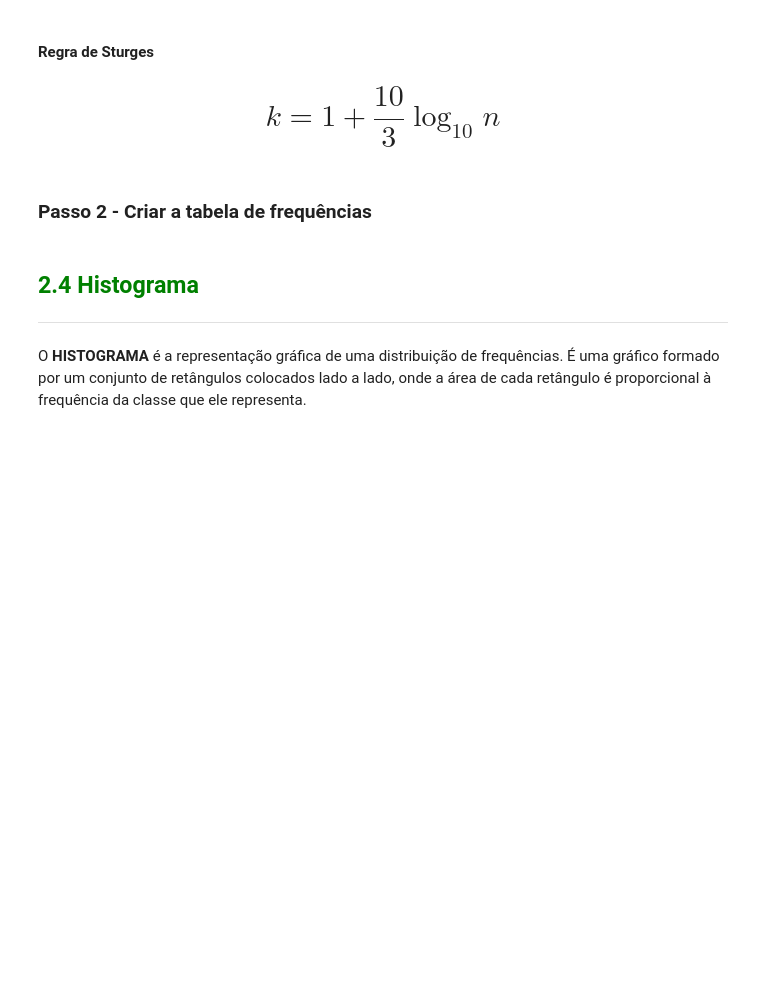
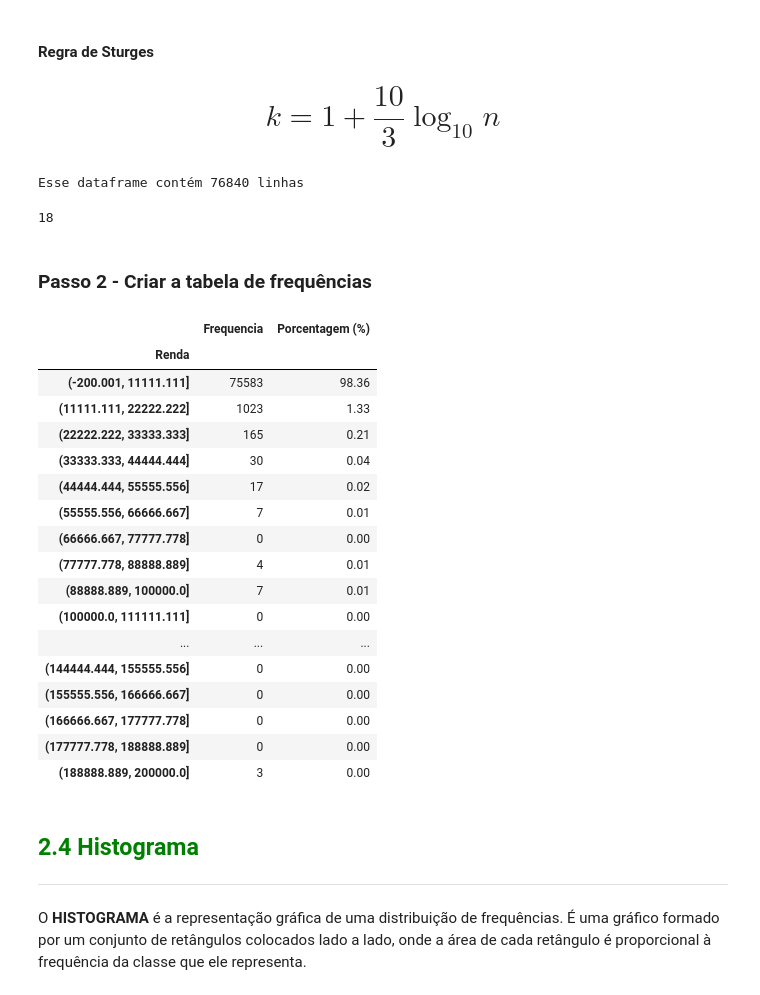
Before and after one commit to OtavioSotnas/Estatistica, a Jupyter notebook: Curso_de_Estatística_Parte_1.ipynb, the cells around one changed output. Drawn from its saved outputs; the diff is of its cells as text; code cells hidden in the pictures; blank space fills up the shorter version.

```diff
--- a/Curso_de_Estatística_Parte_1.ipynb
+++ b/Curso_de_Estatística_Parte_1.ipynb
@@ -345,8 +385,43 @@ http://www.numpy.org/
 #### Regra de Sturges
 
 # $$k = 1 + \frac {10}{3}\log_{10}n$$
+# %%
+n = dados.shape[0]
+print(f'Esse dataframe contém {n} linhas')
+# %% [output]
+Esse dataframe contém 76840 linhas
+# %%
+k = 1 + 10/3 * np.log10(n)
+k = int(np.ceil(k)) # Devemos sempre arredondar o valor de k para cima
+k
+# %% [output]
+18
 # %% [markdown]
 ### Passo 2 - Criar a tabela de frequências
+# %%
+frequencia = pd.cut(x = dados.Renda, bins = k, include_lowest=True).value_counts(sort=False)
+percentual = pd.cut(x = dados.Renda, bins = k, include_lowest=True).value_counts(normalize=True) * 100
+
+pd.DataFrame({'Frequencia': frequencia, 'Porcentagem (%)': round(percentual,2)})
+# %% [output]
+|  | Frequencia | Porcentagem (%) |
+| Renda |  |  |
+| (-200.001, 11111.111] | 75583 | 98.36 |
+| (11111.111, 22222.222] | 1023 | 1.33 |
+| (22222.222, 33333.333] | 165 | 0.21 |
+| (33333.333, 44444.444] | 30 | 0.04 |
+| (44444.444, 55555.556] | 17 | 0.02 |
+| (55555.556, 66666.667] | 7 | 0.01 |
+| (66666.667, 77777.778] | 0 | 0.00 |
+| (77777.778, 88888.889] | 4 | 0.01 |
+| (88888.889, 100000.0] | 7 | 0.01 |
+| (100000.0, 111111.111] | 0 | 0.00 |
+| ... | ... | ... |
+| (144444.444, 155555.556] | 0 | 0.00 |
+| (155555.556, 166666.667] | 0 | 0.00 |
+| (166666.667, 177777.778] | 0 | 0.00 |
+| (177777.778, 188888.889] | 0 | 0.00 |
+| (188888.889, 200000.0] | 3 | 0.00 |
 # %% [markdown]
 ## <font color=green>2.4 Histograma</font>
 ***
```
Also changed, not shown: parts of 6 cells of this notebook.
